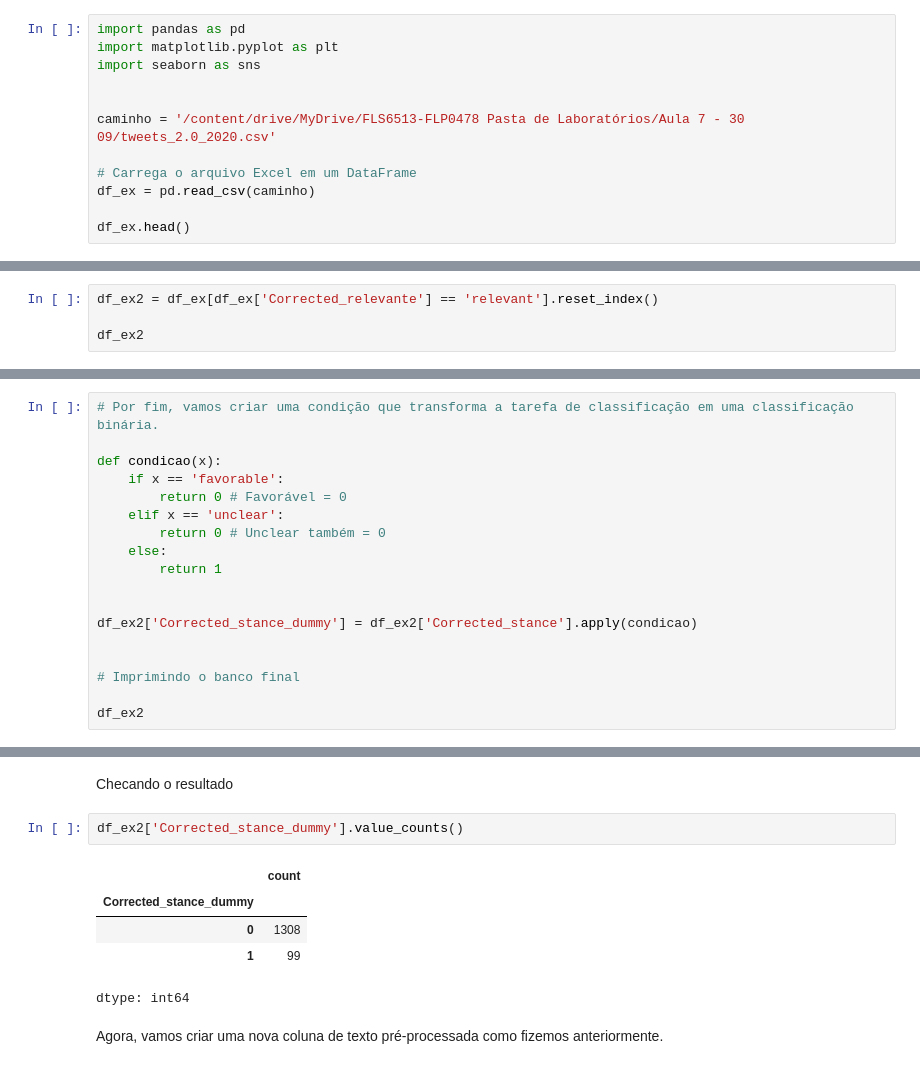
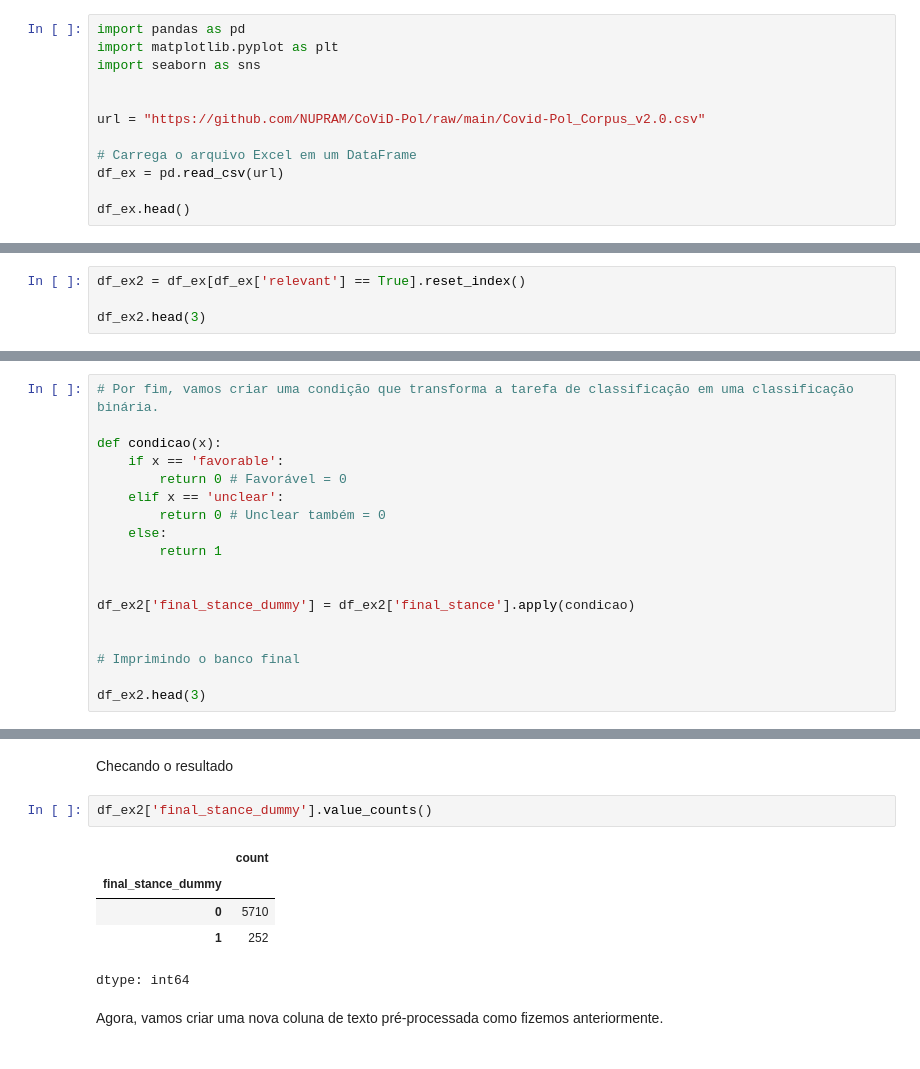
Before and after one commit to PedroSchmalz/FLP0478, a Jupyter notebook: book/aulas/aula7/aula7.ipynb, the cells around one changed output, grey strips where cells are left out. Saved outputs shown, nothing was run; the diff lists cells and outputs as text.

```diff
--- a/book/aulas/aula7/aula7.ipynb
+++ b/book/aulas/aula7/aula7.ipynb
@@ -25,10 +14,10 @@ import matplotlib.pyplot as plt
 import seaborn as sns
 
 
-caminho = '/content/drive/MyDrive/FLS6513-FLP0478 Pasta de Laboratórios/Aula 7 - 30 09/tweets_2.0_2020.csv'
+url = "https://github.com/NUPRAM/CoViD-Pol/raw/main/Covid-Pol_Corpus_v2.0.csv"
 
 # Carrega o arquivo Excel em um DataFrame
-df_ex = pd.read_csv(caminho)
+df_ex = pd.read_csv(url)
 
 df_ex.head()
 # %% [output]
@@ -284,5 +283,5 @@ Passamos por alguns exemplos individuais só para que vocês entendessem por cim
 # %%
-df_ex2 = df_ex[df_ex['Corrected_relevante'] == 'relevant'].reset_index()
+df_ex2 = df_ex[df_ex['relevant'] == True].reset_index()
 
-df_ex2
+df_ex2.head(3)
 # %% [output]
@@ -324,10 +314,10 @@ def condicao(x):
         return 1
 
 
-df_ex2['Corrected_stance_dummy'] = df_ex2['Corrected_stance'].apply(condicao)
+df_ex2['final_stance_dummy'] = df_ex2['final_stance'].apply(condicao)
 
 
 # Imprimindo o banco final
 
-df_ex2
+df_ex2.head(3)
 # %% [output]
@@ -347,12 +328,12 @@ df_ex2
 # %% [markdown]
 Checando o resultado
 # %%
-df_ex2['Corrected_stance_dummy'].value_counts()
+df_ex2['final_stance_dummy'].value_counts()
 # %% [output]
 |  | count |
-| Corrected_stance_dummy |  |
-| 0 | 1308 |
-| 1 | 99 |
+| final_stance_dummy |  |
+| 0 | 5710 |
+| 1 | 252 |
 dtype: int64
 # %% [markdown]
 Agora, vamos criar uma nova coluna de texto pré-processada como fizemos anteriormente.
```
Also changed, not shown: parts of 199 cells of this notebook.
